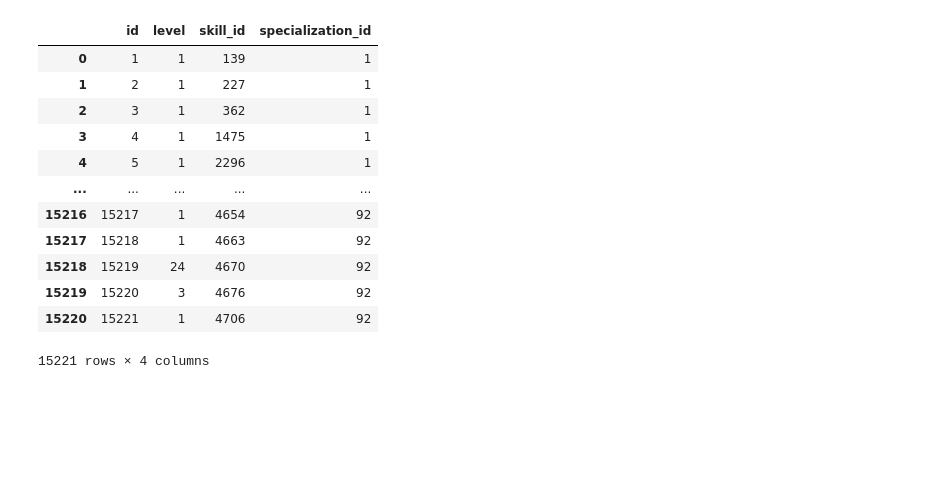
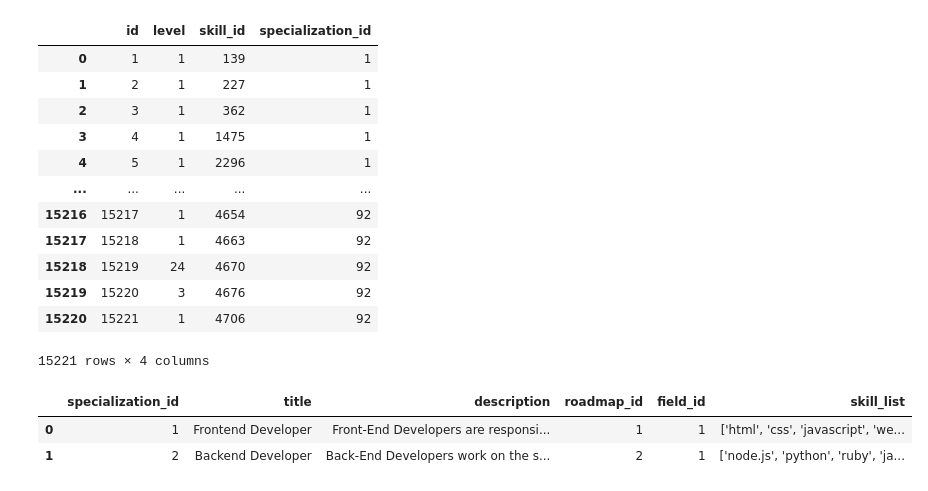
Before and after one commit to ron-ligsay/course-u, a Jupyter notebook: course_u/src/notebooks/specialization_x_field_skills.ipynb, the cells around one changed output. Cells and saved outputs as stored; diff of their text form; code cells hidden in the pictures; blank space fills up the shorter version.

Commit message:
checking on list update

```diff
--- a/course_u/src/notebooks/specialization_x_field_skills.ipynb
+++ b/course_u/src/notebooks/specialization_x_field_skills.ipynb
@@ -889,0 +893,8 @@ website_specialization_skills.to_csv('../../static/csv/website_specialization_sk
+# %%
+# load website_specialization_skills.csv
+website_specialization_skills = pd.read_csv('../../static/csv/specialization4_skills1.csv')
+website_specialization_skills.head(2)
+# %% [output]
+|  | specialization_id | title | description | roadmap_id | field_id | skill_list |
+| 0 | 1 | Frontend Developer | Front-End Developers are responsi... | 1 | 1 | ['html', 'css', 'javascript', 'we... |
+| 1 | 2 | Backend Developer | Back-End Developers work on the s... | 2 | 1 | ['node.js', 'python', 'ruby', 'ja... |
```
Also changed, not shown: parts of 2 cells of this notebook.
